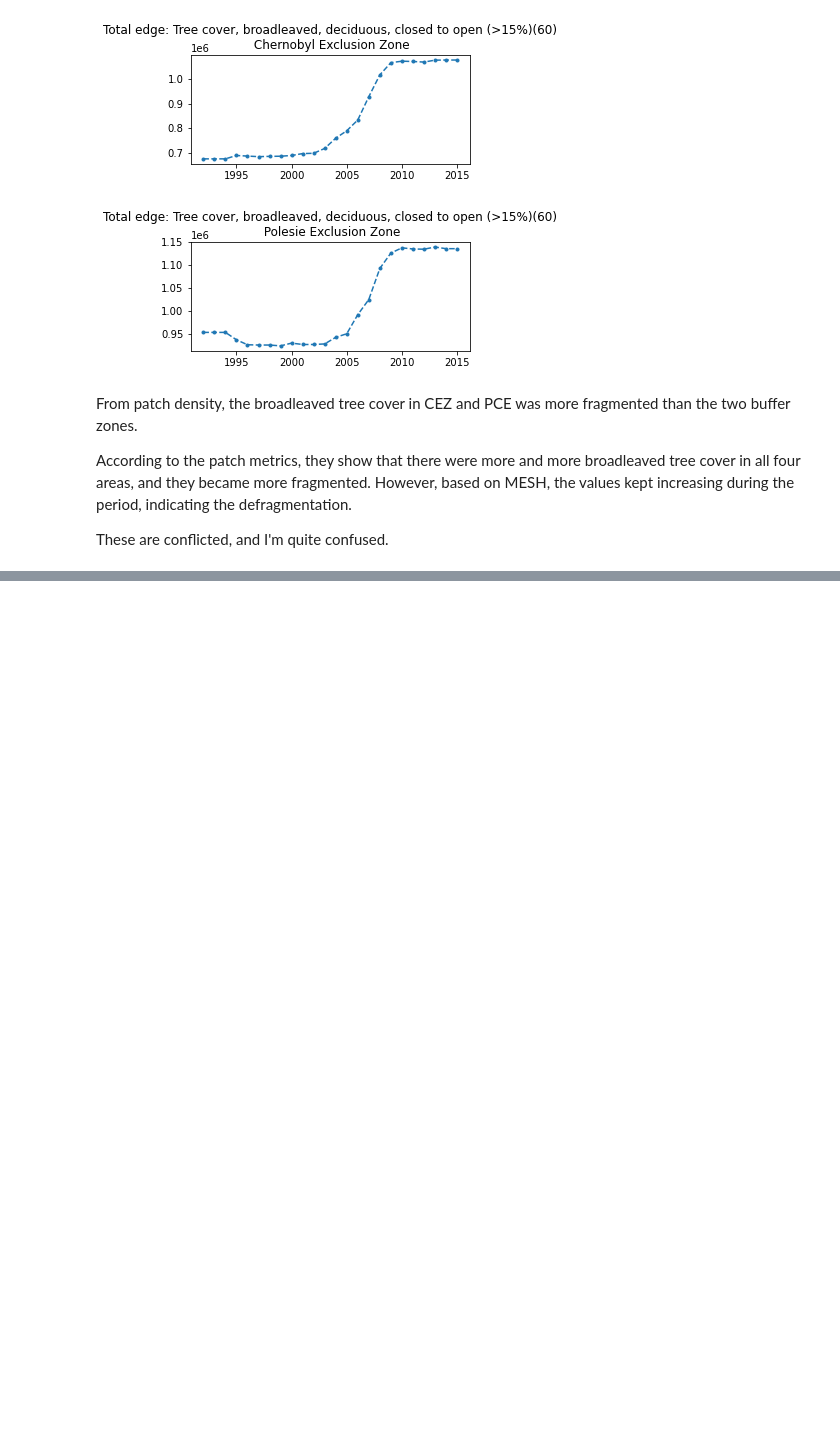
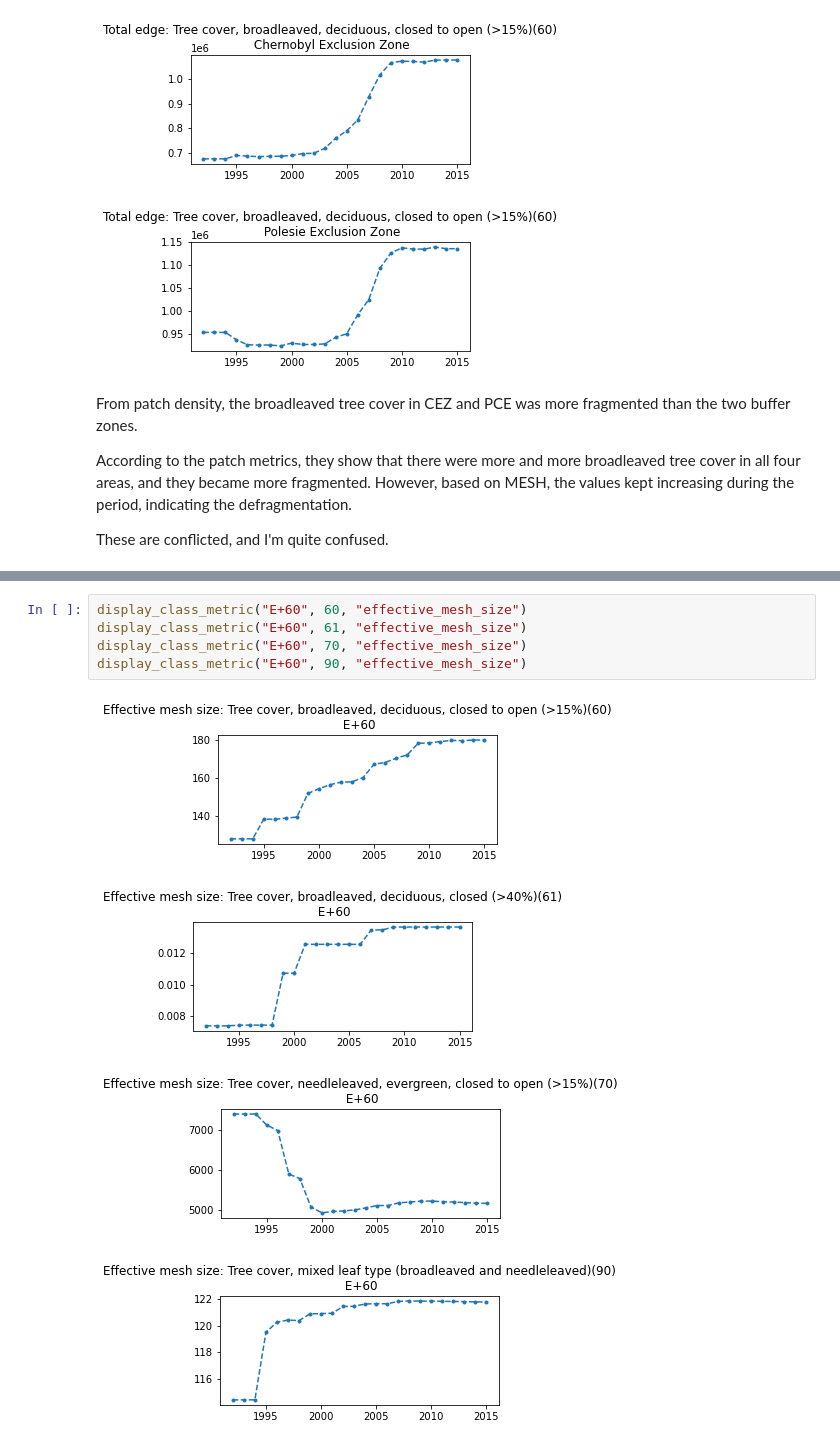
Before and after one commit to ai4er-cdt/geograph, a Jupyter notebook: notebooks/exploratory/lyl-4-ROI-time-series-analysis-class-metrics.ipynb, the cells around one changed output, grey strips where cells are left out. Drawn from its saved outputs; the diff is of its cells as text; blank space fills up the shorter version.

```diff
--- a/notebooks/exploratory/lyl-4-ROI-time-series-analysis-class-metrics.ipynb
+++ b/notebooks/exploratory/lyl-4-ROI-time-series-analysis-class-metrics.ipynb
@@ -456,0 +478,10 @@ These are conflicted, and I'm quite confused.
+# %%
+display_class_metric("E+60", 60, "effective_mesh_size")
+display_class_metric("E+60", 61, "effective_mesh_size")
+display_class_metric("E+60", 70, "effective_mesh_size")
+display_class_metric("E+60", 90, "effective_mesh_size")
+# %% [output]
+[figure, added]
+[figure, added]
+[figure, added]
+[figure, added]
```
Also changed, not shown: parts of 31 cells of this notebook.
